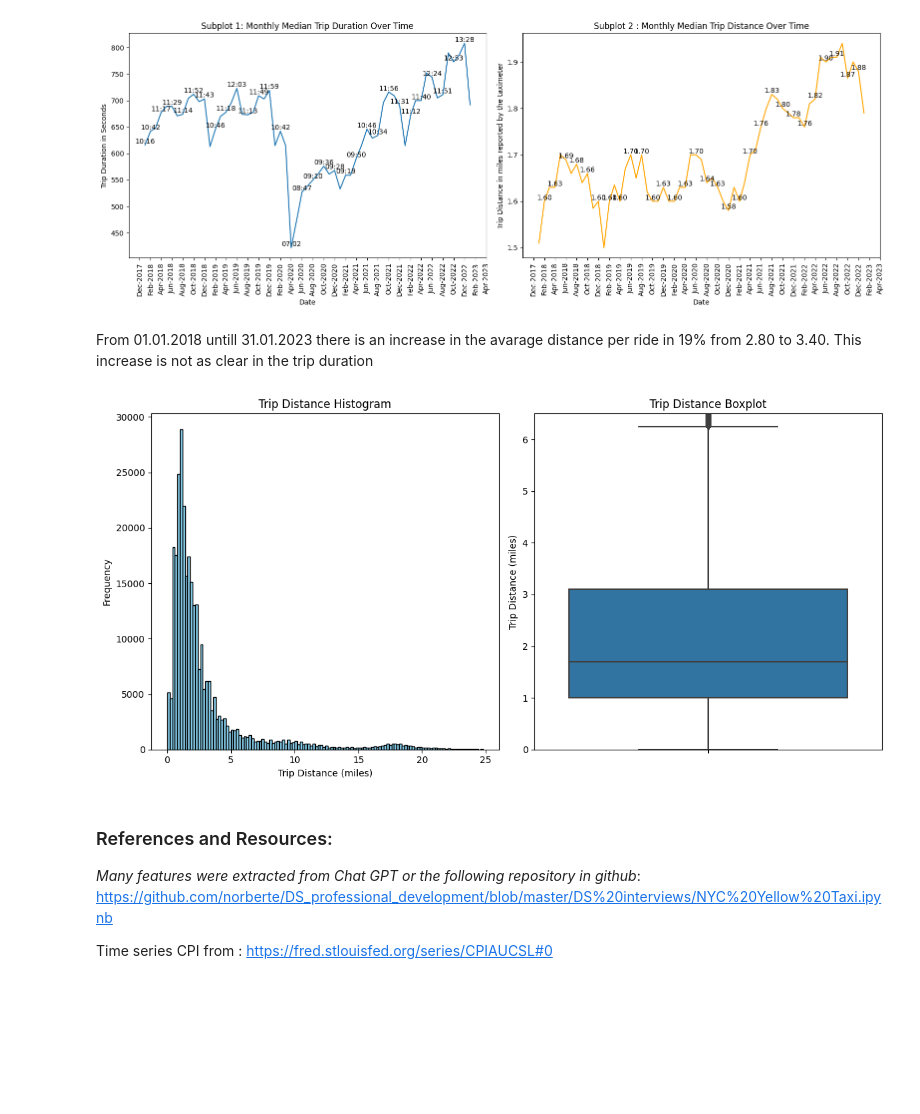
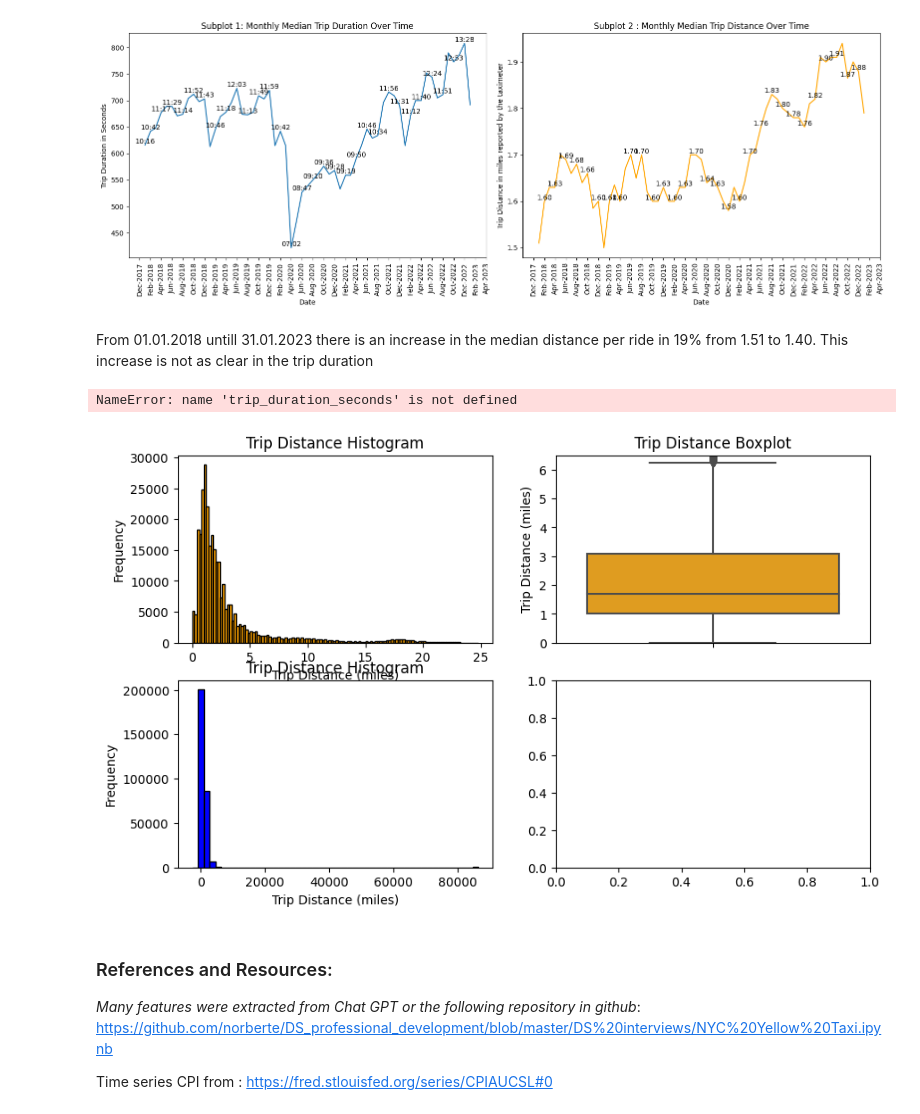
Before and after one commit to BenjaminDupre/taxi_data_task, a Jupyter notebook: taxi_data.ipynb, the cells around one changed output. Drawn from its saved outputs; the diff is of its cells as text; code cells hidden in the pictures; blank space fills up the shorter version.

```diff
--- a/taxi_data.ipynb
+++ b/taxi_data.ipynb
@@ -304,39 +304,53 @@ plt.show()
 # %% [output]
 [figure]
 # %% [markdown]
-From 01.01.2018 untill 31.01.2023 there is an increase in the avarage distance per ride in 19% from 2.80 to 3.40. This increase is not as clear in the trip duration
+From 01.01.2018 untill 31.01.2023 there is an increase in the median distance per ride in 19% from 1.51 to 1.40. This increase is not as clear in the trip duration
 # %%
 import matplotlib.pyplot as plt
 import seaborn as sns
 
-# Assuming you have a DataFrame df_ny with a "trip_distance" column
-trip_distance = df_ny["trip_distance"]
+df_ny["trip_duration_seconds"] = pd.to_numeric(df_ny["trip_duration_seconds"], errors='coerce')
 
 # Create a figure with two subplots: one for the histogram and one for the boxplot
-fig, (ax1, ax2) = plt.subplots(1, 2, figsize=(12, 6))
+fig, ((ax1, ax2), (ax3, ax4)) = plt.subplots(2, 2, figsize=(10, 6))
 
 # Create a histogram
-ax1.hist(trip_distance, bins=np.arange(0, 25, 0.2), color='skyblue', edgecolor='black')
+ax1.hist(df_ny["trip_distance"], bins=np.arange(0, 25, 0.2), color='orange', edgecolor='black')
+# Create a histogram
+ax3.hist(df_ny["trip_duration_seconds"], bins=50, color='blue', edgecolor='black')
 
 # Set labels and title for the histogram
 ax1.set_xlabel('Trip Distance (miles)')
 ax1.set_ylabel('Frequency')
 ax1.set_title('Trip Distance Histogram')
 
 # Create a boxplot
-sns.boxplot(y=trip_distance, ax=ax2)
+sns.boxplot(y=trip_distance, ax=ax2, color='orange')
 ax2.set_ylim(0, 6.5)
 # Set labels and title for the boxplot
 ax2.set_ylabel('Trip Distance (miles)')
 ax2.set_title('Trip Distance Boxplot')
+
+# Set labels and title for the histogram
+ax3.set_xlabel('Trip Distance (miles)')
+ax3.set_ylabel('Frequency')
+ax3.set_title('Trip Distance Histogram')
+
+# Create a boxplot
+sns.boxplot(y=trip_duration_seconds, ax=ax4, color='blue')
+ax4.set_ylim(0, 6.5)
+# Set labels and title for the boxplot
+ax4.set_ylabel('Trip Duration (miles)')
+ax4.set_title('Trip Duration Boxplot')
 
 # Adjust spacing between subplots
 plt.tight_layout()
 
 # Show the plots
 plt.show()
 # %% [output]
+NameError: name 'trip_duration_seconds' is not defined
-[figure, old version]
+[figure, new version]
 # %% [markdown]
 ### References and Resources:
 *Many features were extracted from Chat GPT or the following repository in github*:
```
